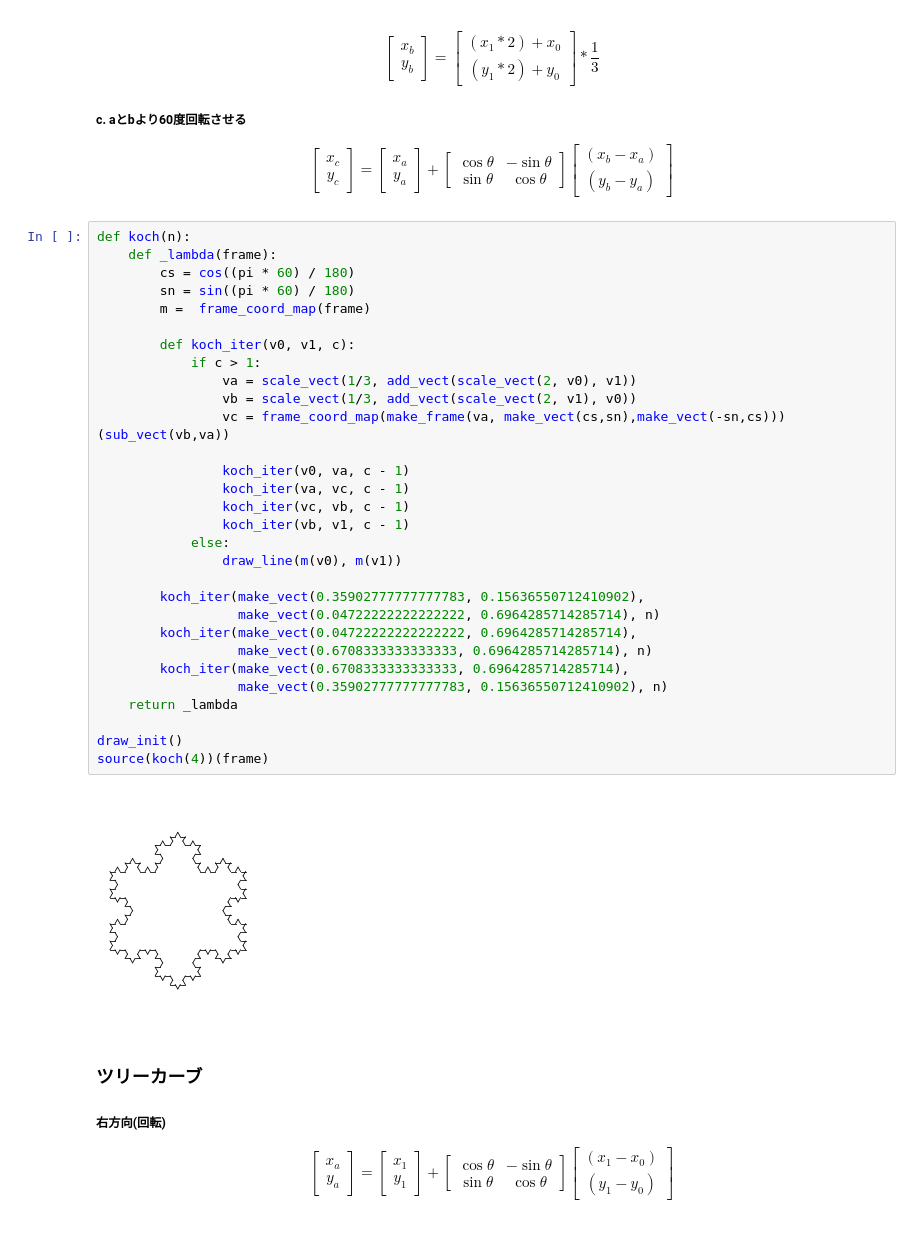
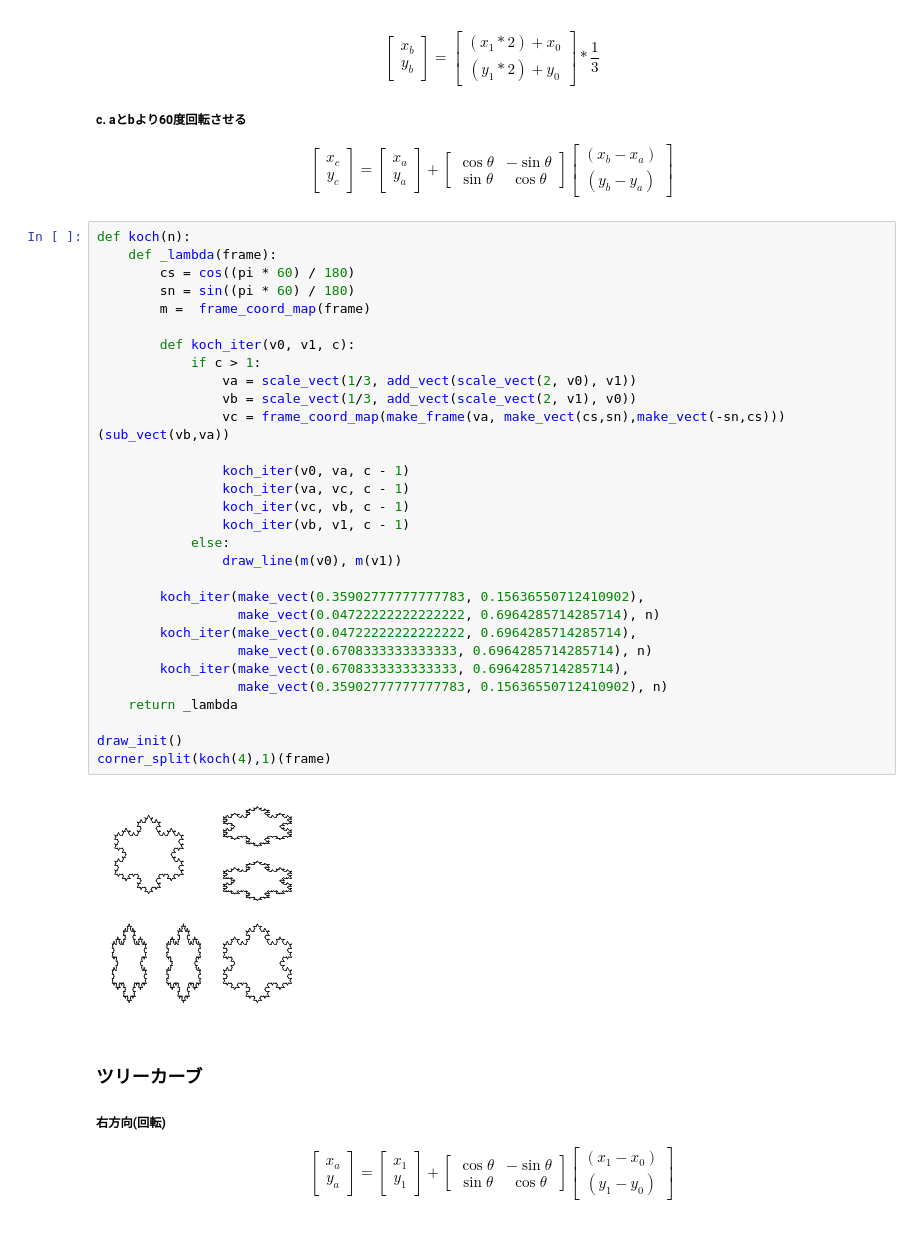
Before and after one commit to hidekuno/jupyter-sicp, a Jupyter notebook: picture_language.ipynb, the cells around one changed output. Drawn from its saved outputs; the diff is of its cells as text.

```diff
--- a/picture_language.ipynb
+++ b/picture_language.ipynb
@@ -379,35 +390,35 @@ $$
 # %%
 def koch(n):
     def _lambda(frame):
         cs = cos((pi * 60) / 180)
         sn = sin((pi * 60) / 180)
         m =  frame_coord_map(frame)
 
         def koch_iter(v0, v1, c):
             if c > 1:
                 va = scale_vect(1/3, add_vect(scale_vect(2, v0), v1))
                 vb = scale_vect(1/3, add_vect(scale_vect(2, v1), v0))
                 vc = frame_coord_map(make_frame(va, make_vect(cs,sn),make_vect(-sn,cs)))(sub_vect(vb,va))
 
                 koch_iter(v0, va, c - 1)
                 koch_iter(va, vc, c - 1)
                 koch_iter(vc, vb, c - 1)
                 koch_iter(vb, v1, c - 1)
             else:
                 draw_line(m(v0), m(v1))
 
         koch_iter(make_vect(0.35902777777777783, 0.15636550712410902),
                   make_vect(0.04722222222222222, 0.6964285714285714), n)
         koch_iter(make_vect(0.04722222222222222, 0.6964285714285714),
                   make_vect(0.6708333333333333, 0.6964285714285714), n)
         koch_iter(make_vect(0.6708333333333333, 0.6964285714285714),
                   make_vect(0.35902777777777783, 0.15636550712410902), n)
     return _lambda
 
 draw_init()
-source(koch(4))(frame)
+corner_split(koch(4),1)(frame)
 # %% [output]
-[figure, old version]
+[figure, new version]
 # %% [markdown]
 ### ツリーカーブ
 
```
Also changed, not shown: parts of 7 cells of this notebook.
